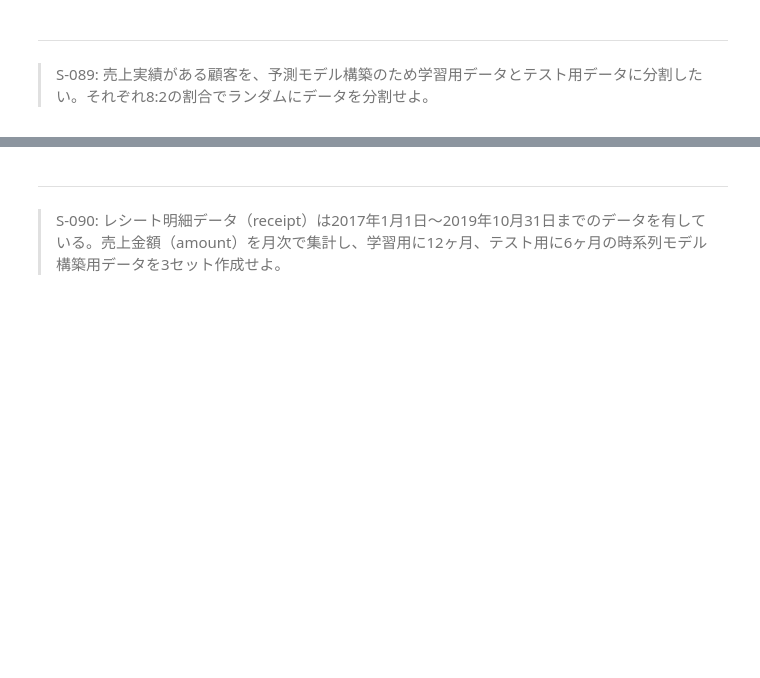
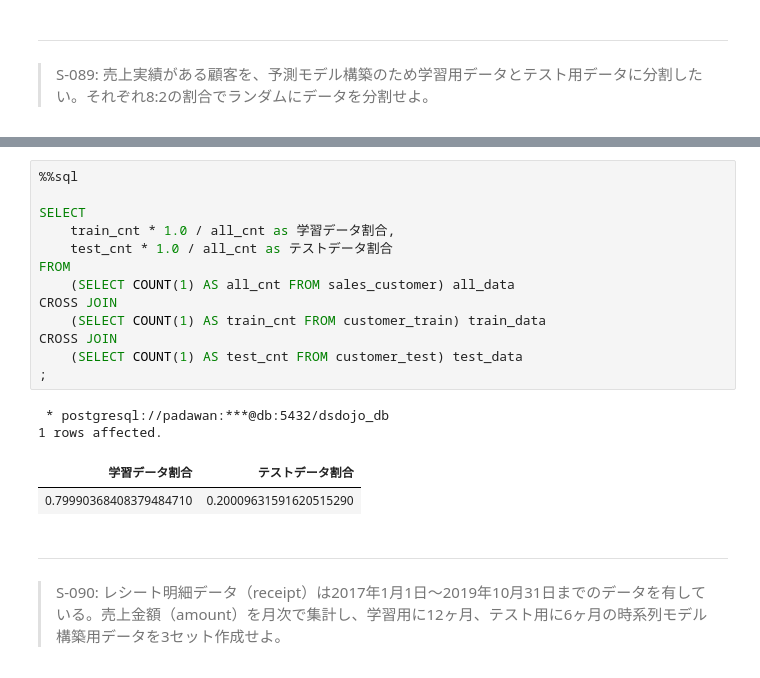
Before and after one commit to KJR020/100knocks-preprocess, a Jupyter notebook: docker/work/preprocess_knock_SQL.ipynb, the cells around one changed output, grey strips where cells are left out. Cells and saved outputs as stored; diff of their text form; blank space fills up the shorter version.

```diff
--- a/docker/work/preprocess_knock_SQL.ipynb
+++ b/docker/work/preprocess_knock_SQL.ipynb
@@ -3196,3 +3357,21 @@ $$
+# %%
+%%sql
+
+SELECT
+    train_cnt * 1.0 / all_cnt as 学習データ割合,
+    test_cnt * 1.0 / all_cnt as テストデータ割合
+FROM
+    (SELECT COUNT(1) AS all_cnt FROM sales_customer) all_data
+CROSS JOIN
+    (SELECT COUNT(1) AS train_cnt FROM customer_train) train_data
+CROSS JOIN
+    (SELECT COUNT(1) AS test_cnt FROM customer_test) test_data
+;
+# %% [output]
+ * postgresql://padawan:***@db:5432/dsdojo_db
+1 rows affected.
+| 学習データ割合 | テストデータ割合 |
+| 0.79990368408379484710 | 0.20009631591620515290 |
 # %% [markdown]
 ---
 > S-090: レシート明細データ（receipt）は2017年1月1日〜2019年10月31日までのデータを有している。売上金額（amount）を月次で集計し、学習用に12ヶ月、テスト用に6ヶ月の時系列モデル構築用データを3セット作成せよ。
```
Also changed, not shown: parts of 12 cells of this notebook.
